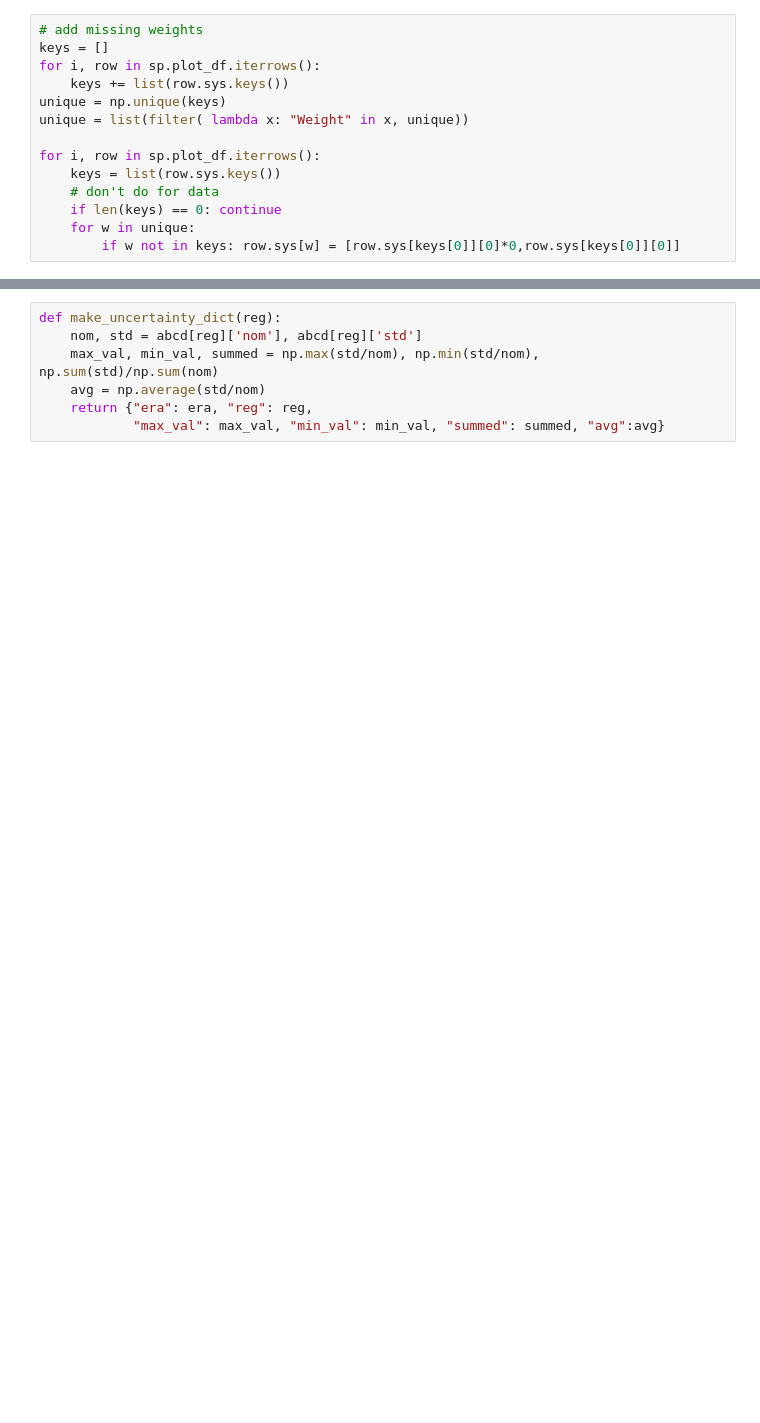
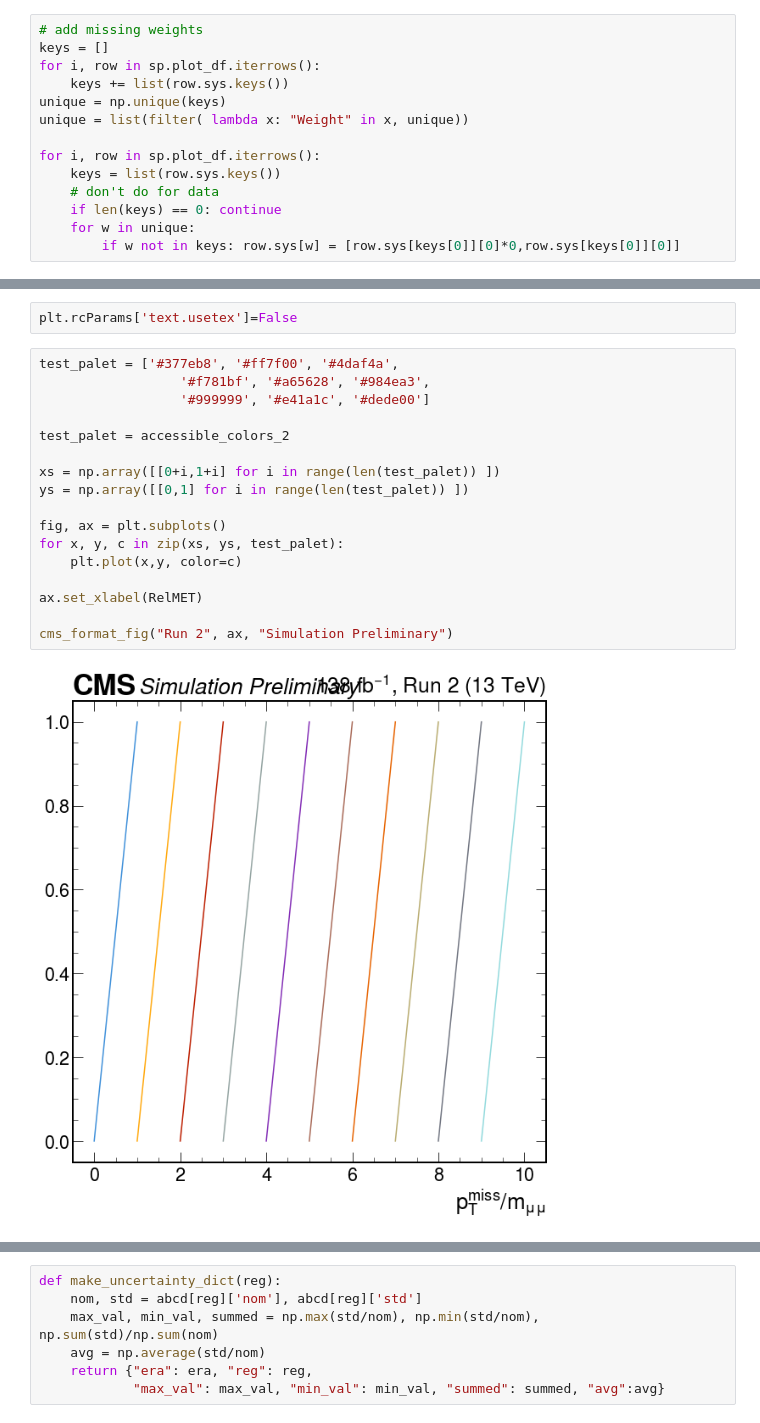
Before and after one commit to rymuelle/bff_plotting_code_v3, a Jupyter notebook: 3_stack_plot.ipynb, the cells around one changed output, grey strips where cells are left out. Cells and saved outputs as stored; diff of their text form; blank space fills up the shorter version.

```diff
--- a/3_stack_plot.ipynb
+++ b/3_stack_plot.ipynb
@@ -47,0 +109,21 @@ for i, row in sp.plot_df.iterrows():
+# %%
+plt.rcParams['text.usetex']=False
+# %%
+test_palet = ['#377eb8', '#ff7f00', '#4daf4a',
+                  '#f781bf', '#a65628', '#984ea3',
+                  '#999999', '#e41a1c', '#dede00']
+
+test_palet = accessible_colors_2
+
+xs = np.array([[0+i,1+i] for i in range(len(test_palet)) ])
+ys = np.array([[0,1] for i in range(len(test_palet)) ])
+
+fig, ax = plt.subplots()
+for x, y, c in zip(xs, ys, test_palet):
+    plt.plot(x,y, color=c)
+
+ax.set_xlabel(RelMET)
+
+cms_format_fig("Run 2", ax, "Simulation Preliminary")
+# %% [output]
+[figure, added]
```
Also changed, not shown: parts of 42 cells of this notebook, 2 other files.
